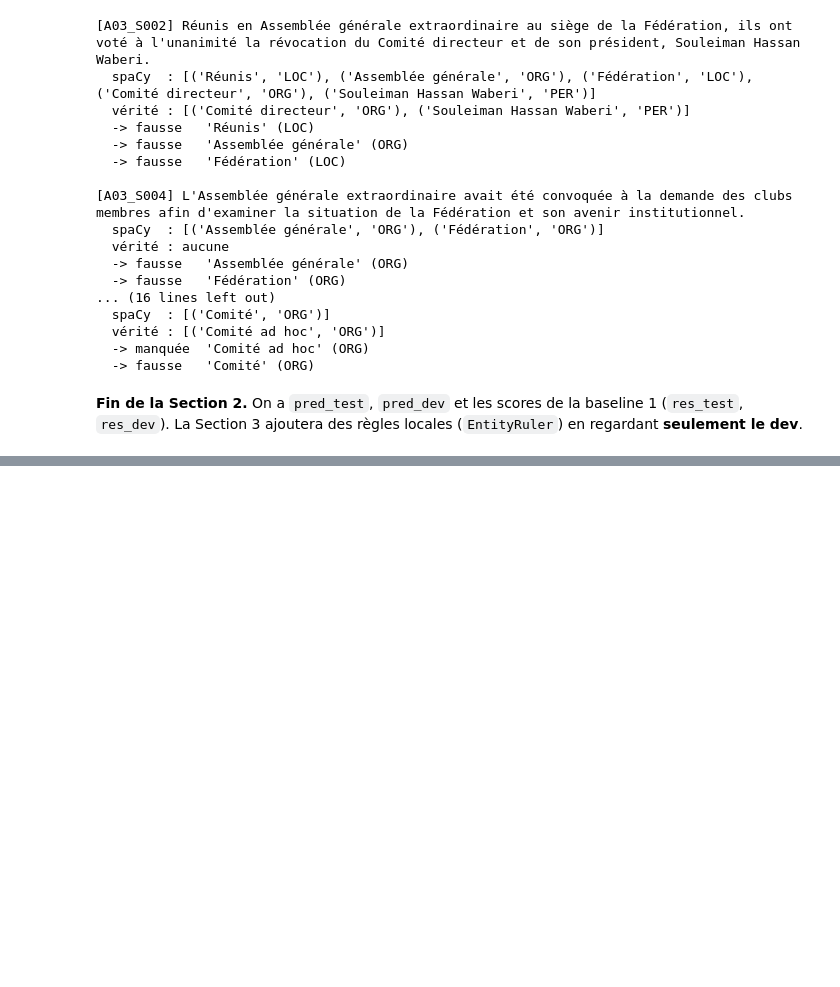
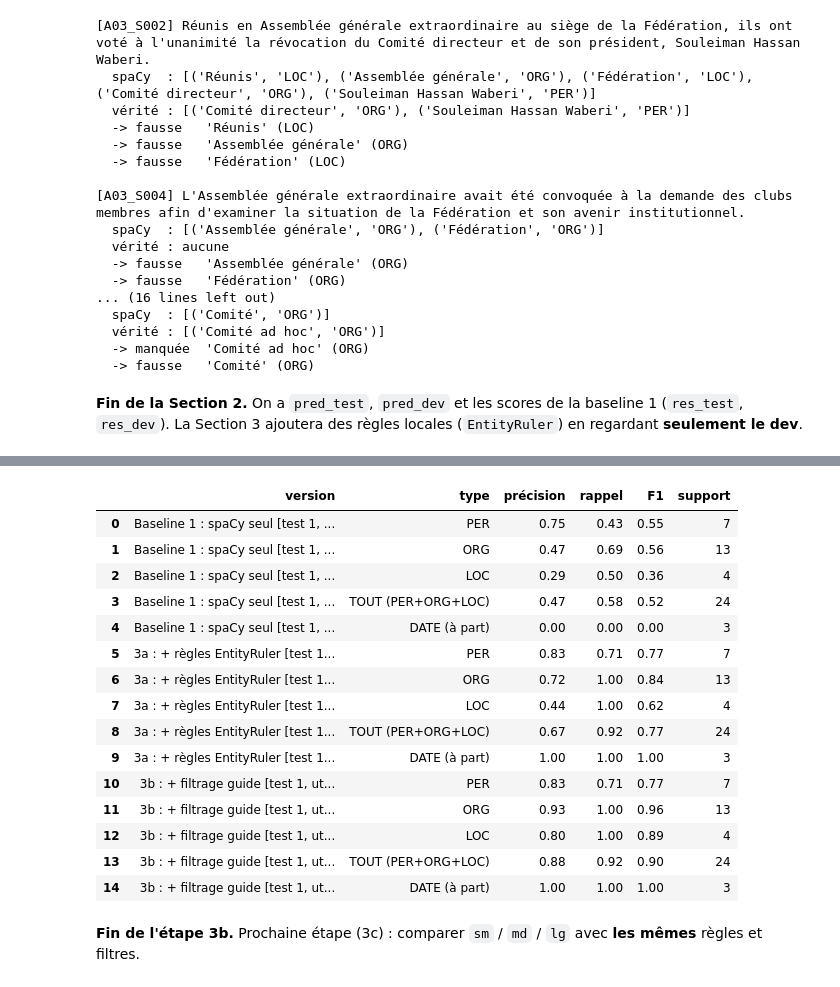
Before and after one commit to Mani26368/taln-ner-djibouti, a Jupyter notebook: notebooks/mako_ner_baseline.ipynb, the cells around one changed output, grey strips where cells are left out. Cells and saved outputs as stored; diff of their text form; code cells hidden in the pictures; blank space fills up the shorter version.

Commit message:
Notebook : 3a règles locales et 3b filtrage selon le guide

```diff
--- a/notebooks/mako_ner_baseline.ipynb
+++ b/notebooks/mako_ner_baseline.ipynb
@@ -342,0 +578,22 @@ for id_, texte, g, p in zip(ids_test, textes_test, gold_test_3, pred_test):
+# %%
+STATUT = "test 1, utilisé pendant le développement (optimiste)"
+
+nlp_3a_dev = R.construire(groupes=list(R.GROUPES))
+docs_avant = [{(e.start_char, e.end_char, e.label_) for e in d.ents if e.label_ in TYPES_PRED}
+              for d in nlp_3a_dev.pipe(textes_dev)]
+
+for nom_filtre in R.FILTRES:
+    nlp_f = R.construire(groupes=list(R.GROUPES), filtres=[nom_filtre])
+    trouve = False
+    for id_, texte, avant, doc in zip(ids_dev, textes_dev, docs_avant, nlp_f.pipe(textes_dev)):
+        apres = {(e.start_char, e.end_char, e.label_) for e in doc.ents if e.label_ in TYPES_PRED}
+        if apres != avant:
+            retire = sorted(avant - apres); ajoute = sorted(apres - avant)
+            print(f"[{nom_filtre}] {id_}")
+            print("   enlevé :", [(texte[d:f], t) for d, f, t in retire])
+            if ajoute:
+                print("   ajouté :", [(texte[d:f], t) for d, f, t in ajoute])
+            trouve = True
+            break
+    if not trouve:
+        print(f"[{nom_filtre}] aucun effet sur le dev (règle issue du guide, non validée par le dev)")
@@ -342,0 +644,9 @@ for id_, texte, g, p in zip(ids_test, textes_test, gold_test_3, pred_test):
+# %%
+nlp_3b = R.construire(groupes=list(R.GROUPES), filtres=list(R.FILTRES))
+pred_test_3b = predire_types(nlp_3b, textes_test)
+res_test_3b, res_date_3b = scores(gold_test, pred_test_3b)
+
+print("Version 3b — TEST 1 (PER, ORG, LOC)")
+afficher(res_test_3b)
+print()
+print("DATE (à part) : précision = %.2f, rappel = %.2f, F1 = %.2f, support = %d" % res_date_3b)
@@ -342,0 +666,24 @@ for id_, texte, g, p in zip(ids_test, textes_test, gold_test_3, pred_test):
+# %%
+# On met la même étiquette sur les lignes déjà enregistrées (baseline 1 et 3a)
+recap = {(k if STATUT in k else f"{k} [{STATUT}]"): v for k, v in recap.items()}
+enregistrer(f"3b : + filtrage guide [{STATUT}]", res_test_3b, res_date_3b)
+tableau_recap()
+# %% [output]
+|  | version | type | précision | rappel | F1 | support |
+| 0 | Baseline 1 : spaCy seul [test 1, ... | PER | 0.75 | 0.43 | 0.55 | 7 |
+| 1 | Baseline 1 : spaCy seul [test 1, ... | ORG | 0.47 | 0.69 | 0.56 | 13 |
+| 2 | Baseline 1 : spaCy seul [test 1, ... | LOC | 0.29 | 0.50 | 0.36 | 4 |
+| 3 | Baseline 1 : spaCy seul [test 1, ... | TOUT (PER+ORG+LOC) | 0.47 | 0.58 | 0.52 | 24 |
+| 4 | Baseline 1 : spaCy seul [test 1, ... | DATE (à part) | 0.00 | 0.00 | 0.00 | 3 |
+| 5 | 3a : + règles EntityRuler [test 1... | PER | 0.83 | 0.71 | 0.77 | 7 |
+| 6 | 3a : + règles EntityRuler [test 1... | ORG | 0.72 | 1.00 | 0.84 | 13 |
+| 7 | 3a : + règles EntityRuler [test 1... | LOC | 0.44 | 1.00 | 0.62 | 4 |
+| 8 | 3a : + règles EntityRuler [test 1... | TOUT (PER+ORG+LOC) | 0.67 | 0.92 | 0.77 | 24 |
+| 9 | 3a : + règles EntityRuler [test 1... | DATE (à part) | 1.00 | 1.00 | 1.00 | 3 |
+| 10 | 3b : + filtrage guide [test 1, ut... | PER | 0.83 | 0.71 | 0.77 | 7 |
+| 11 | 3b : + filtrage guide [test 1, ut... | ORG | 0.93 | 1.00 | 0.96 | 13 |
+| 12 | 3b : + filtrage guide [test 1, ut... | LOC | 0.80 | 1.00 | 0.89 | 4 |
+| 13 | 3b : + filtrage guide [test 1, ut... | TOUT (PER+ORG+LOC) | 0.88 | 0.92 | 0.90 | 24 |
+| 14 | 3b : + filtrage guide [test 1, ut... | DATE (à part) | 1.00 | 1.00 | 1.00 | 3 |
+# %% [markdown]
+**Fin de l'étape 3b.** Prochaine étape (3c) : comparer `sm` / `md` / `lg` avec **les mêmes** règles et filtres.
```
Also changed, not shown: parts of 21 cells of this notebook, 1 other file.
